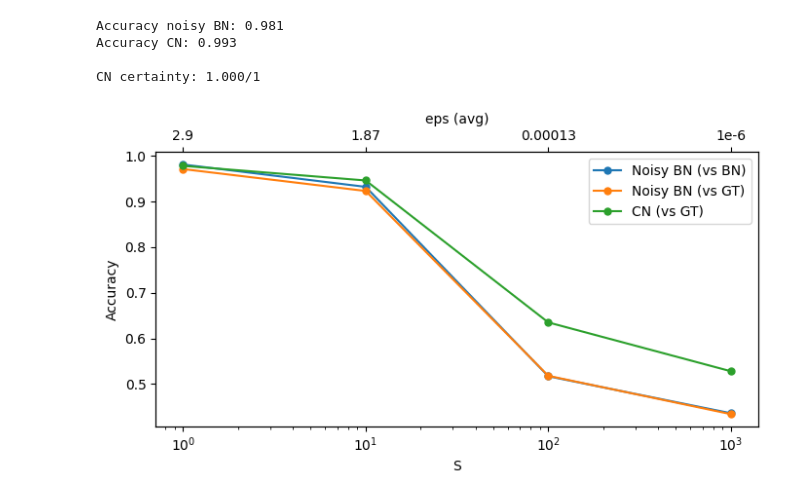
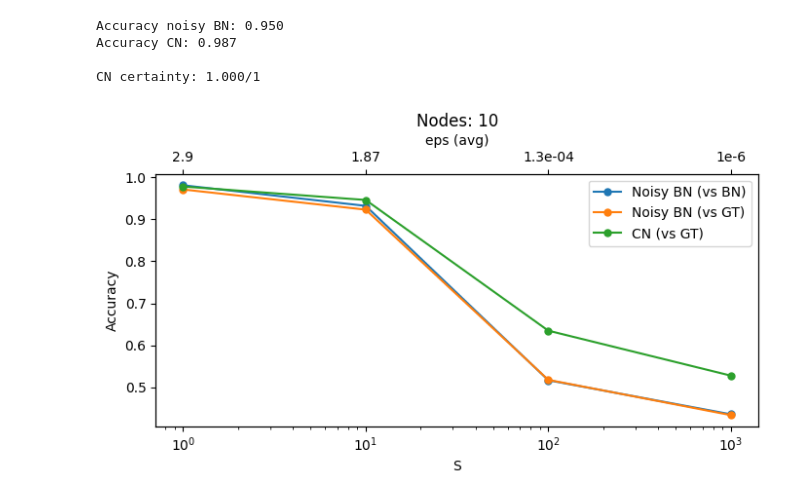
Before and after one commit to Niccolo-Rocchi/BN-Privacy, a Jupyter notebook: Plot_results.ipynb, the cells around one changed output. Drawn from its saved outputs; the diff is of its cells as text; code cells hidden in the pictures.

```diff
--- a/Plot_results.ipynb
+++ b/Plot_results.ipynb
@@ -6,7 +6,7 @@ import os
 import numpy as np
 # %%
 # Import results
-f_path = "./results_nodes10_ess1/"
+f_path = "./results/"
 files = [r for r in os.listdir(f_path) if ".csv" in r]
 r_concat = pd.concat([pd.read_csv(f_path + f) for f in files])
 
@@ -14,7 +14,7 @@ r_concat = pd.concat([pd.read_csv(f_path + f) for f in files])
 assert(len(r_concat) == len(pd.read_csv(f_path + files[0])) * len(files))
 
 # Compute accuracy
-vs = "bn"
+vs = "gt"
 acc_noisy_bn = sum(r_concat[f"{vs}_mpes"] == r_concat["bn_noisy_mpes"]) / len(r_concat)
 acc_cn = sum(r_concat[f"{vs}_mpes"] == r_concat["cn_mpes"]) / len(r_concat)
 
@@ -23,51 +23,51 @@ print(f"Accuracy CN: {acc_cn:.3f}", end="\n\n")
 
 print(f"CN certainty: {sum(r_concat['cn_probs'] > 0.5) / len(r_concat):.3f}/1")
 # %% [output]
-Accuracy noisy BN: 0.981
-Accuracy CN: 0.993
+Accuracy noisy BN: 0.950
+Accuracy CN: 0.987
 
 CN certainty: 1.000/1
 # %%
 ## Plot accuracy
 
-# Data
+# Data (10 nodes)
 S_values = [1, 10, 100, 1000]
-eps_labels = ["2.9", "1.87", "0.00013", "1e-6"]
+eps_labels = ["2.9", "1.87", "1.3e-04", "1e-6"]
 
 acc_bn_noisy_gt = [0.971, 0.923, 0.518, 0.434]
 acc_bn_noisy_bn = [0.981, 0.932, 0.517, 0.436]
 
 acc_cn_gt = [0.978, 0.946, 0.635, 0.528]
 # acc_cn_bn = [0.993, 0.949, 0.635, 0.528]
-
 
 fig, ax = plt.subplots(figsize = (7, 4))
 
 # Bottom x-axis
 ax.semilogx(S_values, acc_bn_noisy_bn, marker='o', markersize = 5, label='Noisy BN (vs BN)')
 ax.semilogx(S_values, acc_bn_noisy_gt, marker='o', markersize = 5, label='Noisy BN (vs GT)')
 
 ax.semilogx(S_values, acc_cn_gt, marker='o', markersize = 5, label='CN (vs GT)')
 # ax.semilogx(S_values, acc_cn_gt, marker='o', label='CN (vs BN)')
 
 ax.set_xlabel('S')
 ax.set_ylabel('Accuracy')
 ax.set_xticks(S_values)
 
 # Top x-axis in log scale
 ax_top = ax.twiny()
 ax_top.set_xscale('log')
 ax_top.set_xlim(ax.get_xlim())
 ax_top.set_xticks(S_values)
 ax_top.set_xticklabels(eps_labels)
 ax_top.tick_params(axis='x', which='minor', bottom=False, top=False)  # Disable minor ticks
 ax_top.set_xlabel('eps (avg)')
 
 # Legend
 ax.legend(loc='best')
+ax.set_title("Nodes: 10")
 
 # Show the plot
 plt.tight_layout()
 plt.show()
 # %% [output]
-[figure, old version]
+[figure, new version]
```
Also changed, not shown: parts of 2 cells of this notebook.
